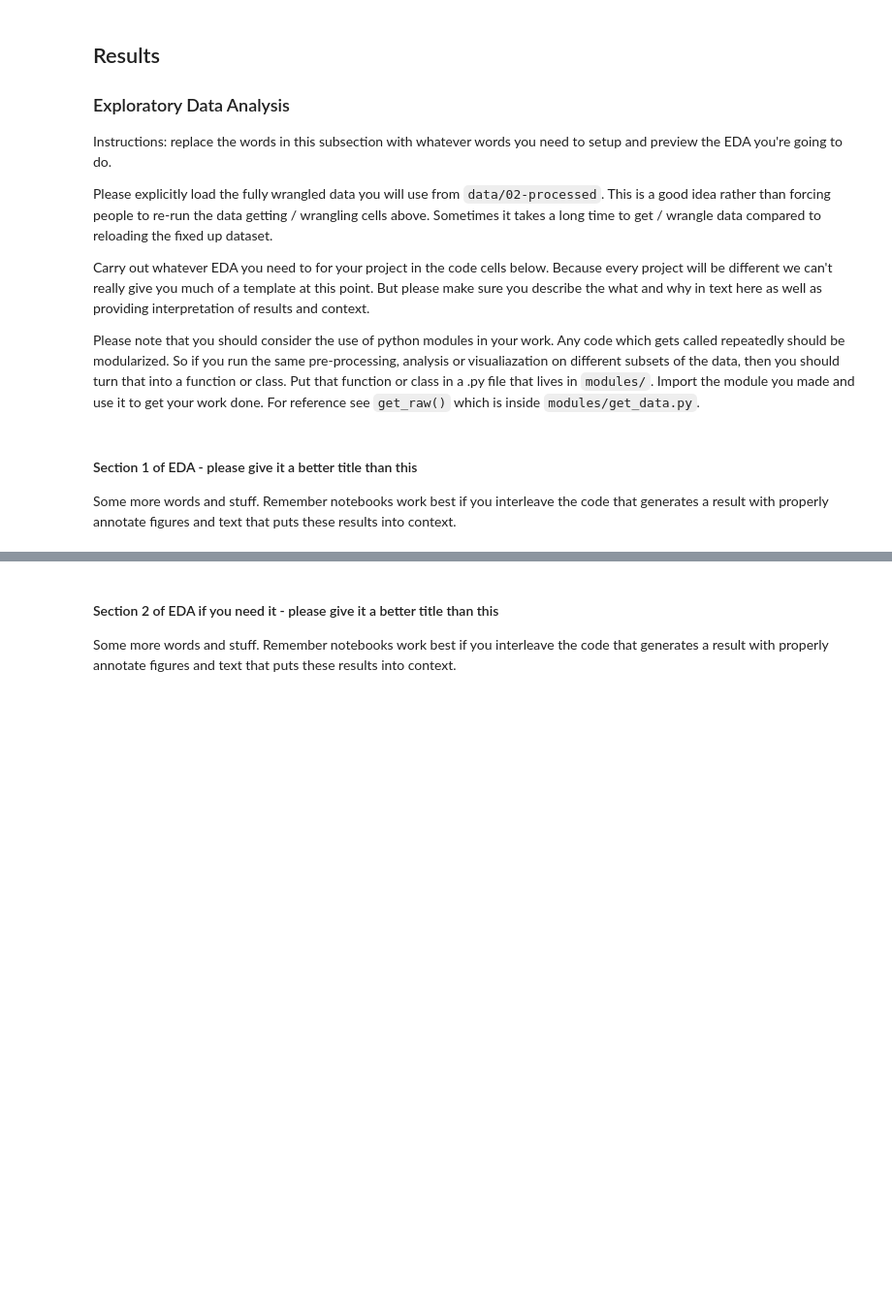
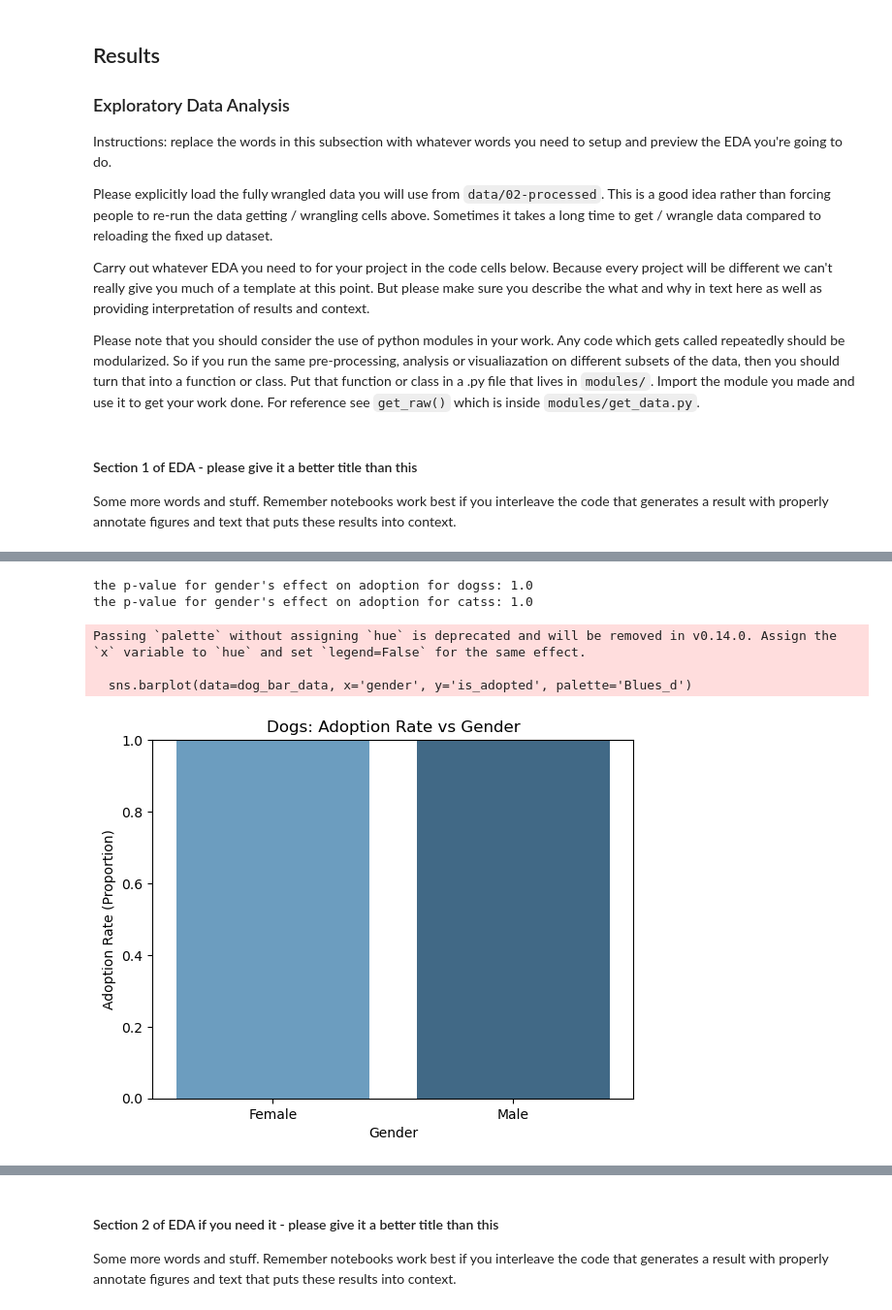
Before and after one commit to COGS108/Group072_WI26, a Jupyter notebook: 02-EDACheckpoint.ipynb, the cells around one changed output, grey strips where cells are left out. Shown at 97% size. Drawn from its saved outputs; the diff is of its cells as text; code cells hidden in the pictures; blank space fills up the shorter version.

```diff
--- a/02-EDACheckpoint.ipynb
+++ b/02-EDACheckpoint.ipynb
@@ -185,3 +191,32 @@ df_gender['gender'] = df_gender['sex_upon_outcome'].apply(get_gender)
 df_gender['is_adopted'] = df_gender['outcome_type'].apply(is_adopted)
 # filter out 'unknown' gender
 df_gender = df_gender[df_gender['gender'] != 'Unknown']
+# %%
+# separate datasets
+cat_data = df_gender[df_gender['outcome_animal_type'] == 'Cat']
+dog_data = df_gender[df_gender['outcome_animal_type'] == 'Dog']
+# chi-square test to check for independence
+def run_chi2_test(data, animal_name):
+    # Create contingency table
+    contingency_table = pd.crosstab(data['gender'], data['is_adopted'])
+    chi2, p, dof, ex = stats.chi2_contingency(contingency_table)
+    print(f"the p-value for gender's effect on adoption for {animal_name}s: {p}")
+run_chi2_test(dog_data, "dogs")
+run_chi2_test(cat_data, "cats")
+# %% [output]
+the p-value for gender's effect on adoption for dogss: 1.0
+the p-value for gender's effect on adoption for catss: 1.0
+# %%
+# Dog Adoption Rates
+dog_bar_data = dog_data[['gender', 'is_adopted']].groupby('gender').agg('mean').reset_index()
+sns.barplot(data=dog_bar_data, x='gender', y='is_adopted', palette='Blues_d')
+plt.title('Dogs: Adoption Rate vs Gender')
+plt.xlabel('Gender')
+plt.ylabel('Adoption Rate (Proportion)')
+plt.ylim(0, 1)
+plt.show()
+# %% [output]
+Passing `palette` without assigning `hue` is deprecated and will be removed in v0.14.0. Assign the `x` variable to `hue` and set `legend=False` for the same effect.
+
+  sns.barplot(data=dog_bar_data, x='gender', y='is_adopted', palette='Blues_d')
+[figure, added]
```
Also changed, not shown: parts of 5 cells of this notebook.
